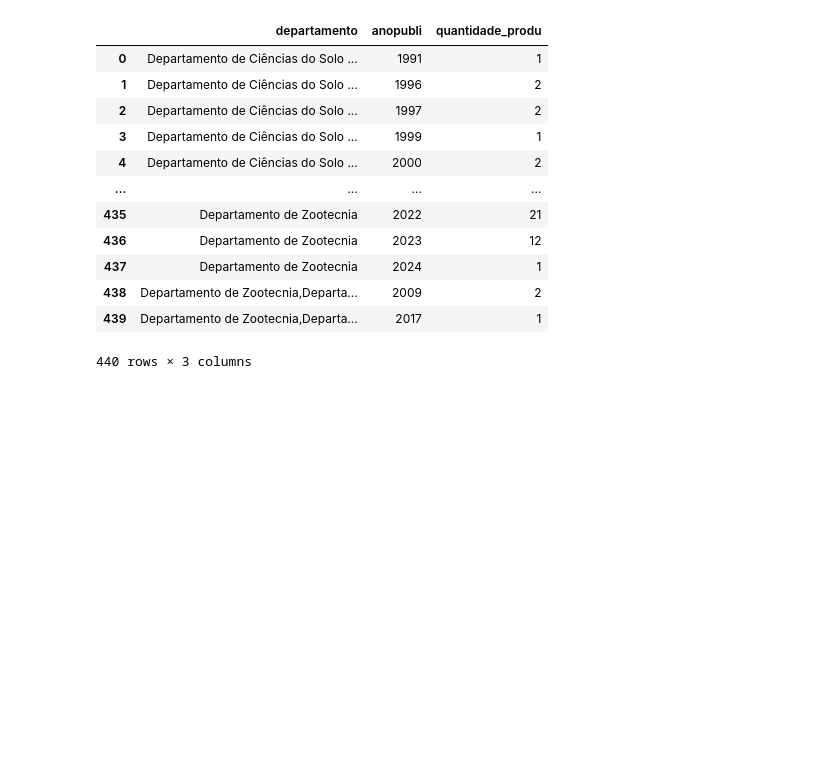
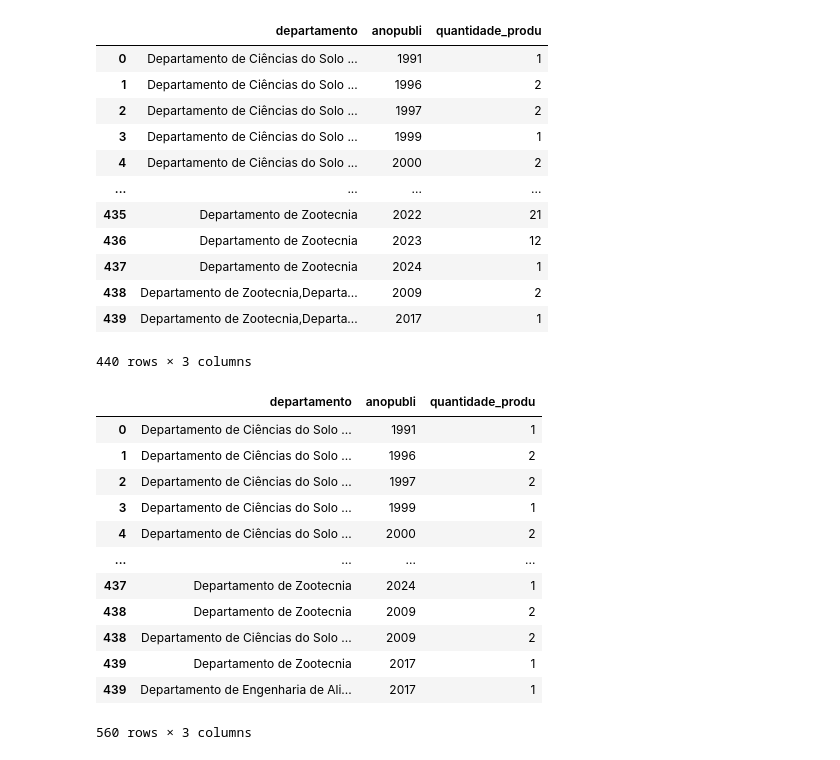
Before and after one commit to T0madon/dashboard-project, a Jupyter notebook: file_colect.ipynb, the cells around one changed output. Saved outputs shown, nothing was run; the diff lists cells and outputs as text; code cells hidden in the pictures; blank space fills up the shorter version.

```diff
--- a/file_colect.ipynb
+++ b/file_colect.ipynb
@@ -80,3 +80,22 @@ dep_prod_df
 | 438 | Departamento de Zootecnia,Departa... | 2009 | 2 |
 | 439 | Departamento de Zootecnia,Departa... | 2017 | 1 |
 440 rows × 3 columns
+# %%
+dep_prod_df['departamento'] = dep_prod_df['departamento'].str.split(',')
+dep_prod_df = dep_prod_df.explode('departamento')
+dep_prod_df.groupby(['departamento', 'anopubli'], as_index=False)['quantidade_produ'].sum()
+dep_prod_df
+# %% [output]
+|  | departamento | anopubli | quantidade_produ |
+| 0 | Departamento de Ciências do Solo ... | 1991 | 1 |
+| 1 | Departamento de Ciências do Solo ... | 1996 | 2 |
+| 2 | Departamento de Ciências do Solo ... | 1997 | 2 |
+| 3 | Departamento de Ciências do Solo ... | 1999 | 1 |
+| 4 | Departamento de Ciências do Solo ... | 2000 | 2 |
+| ... | ... | ... | ... |
+| 437 | Departamento de Zootecnia | 2024 | 1 |
+| 438 | Departamento de Zootecnia | 2009 | 2 |
+| 438 | Departamento de Ciências do Solo ... | 2009 | 2 |
+| 439 | Departamento de Zootecnia | 2017 | 1 |
+| 439 | Departamento de Engenharia de Ali... | 2017 | 1 |
+560 rows × 3 columns
```
Also changed, not shown: parts of 1 cell of this notebook, 6 other files.
